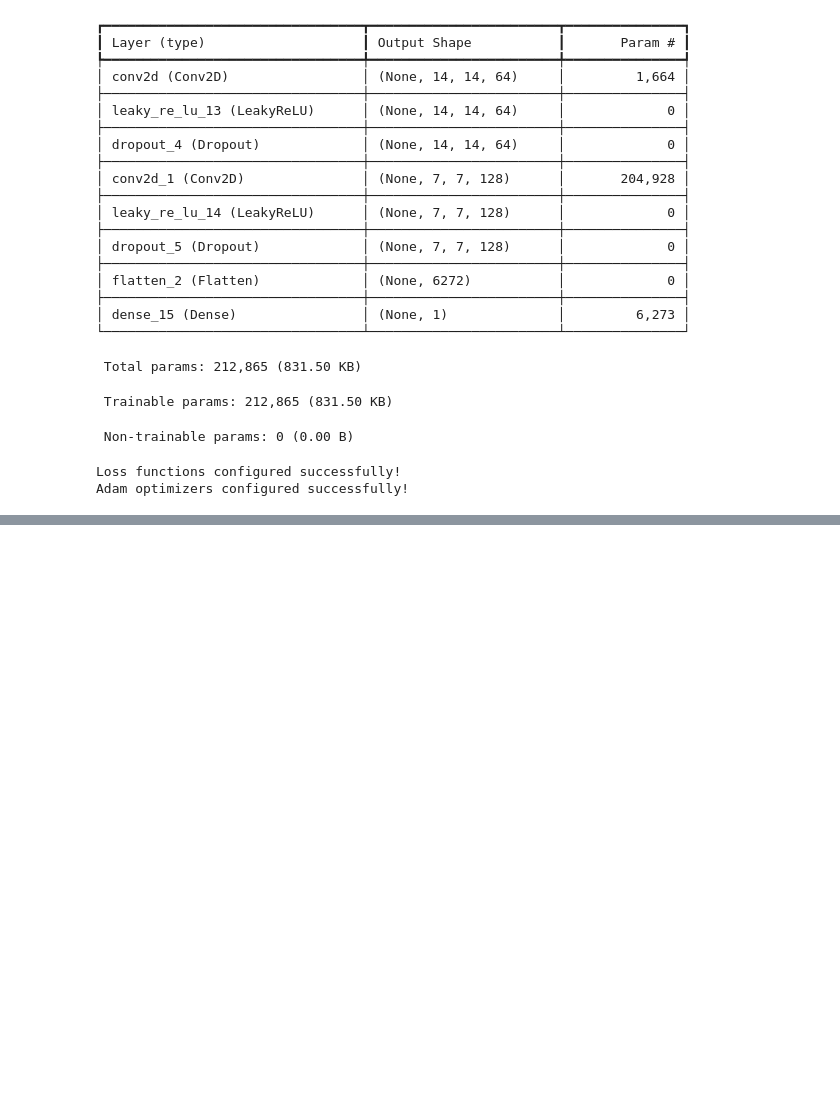
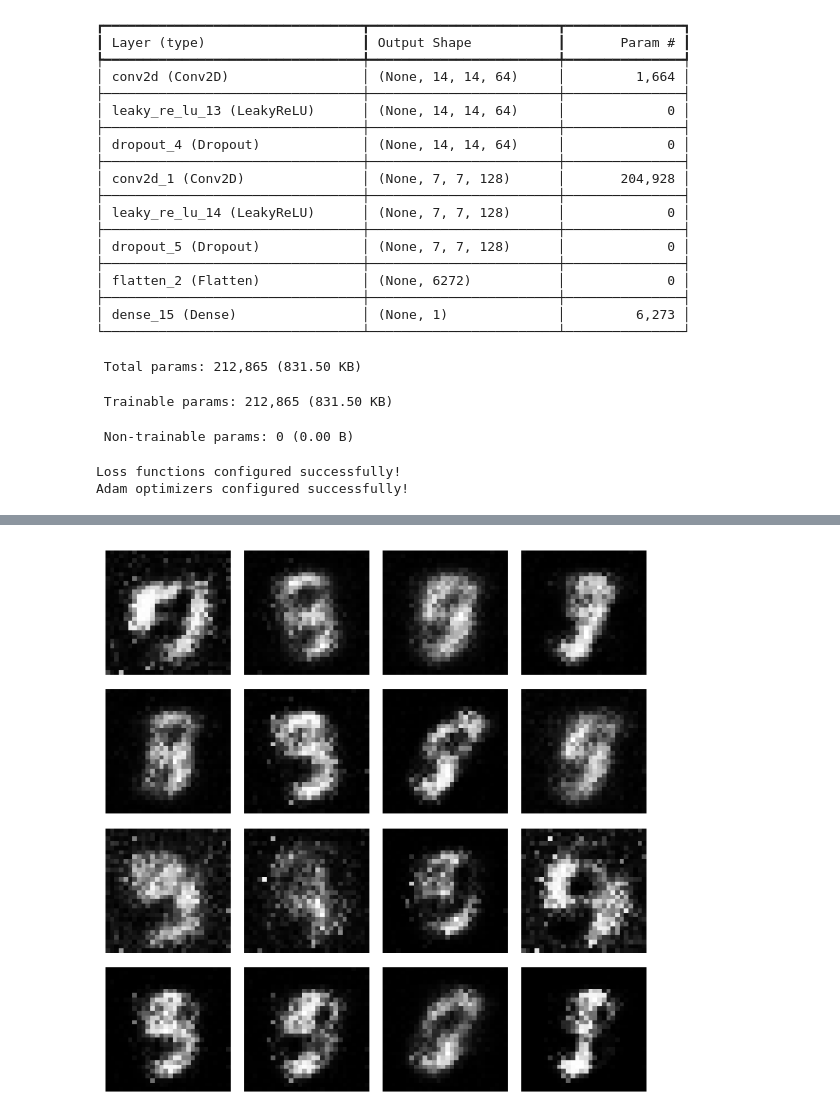
Before and after one commit to angelinvinnarasi-rgb/GAN_Handwritten_Digit_Generation, a Jupyter notebook: GAN_Handwritten_Digit_Generation.ipynb, the cells around one changed output, grey strips where cells are left out. Saved outputs shown, nothing was run; the diff lists cells and outputs as text; code cells hidden in the pictures; blank space fills up the shorter version.

```diff
--- a/GAN_Handwritten_Digit_Generation.ipynb
+++ b/GAN_Handwritten_Digit_Generation.ipynb
@@ -828,0 +947,22 @@ Adam optimizers configured successfully!
+# %%
+import matplotlib.pyplot as plt
+import numpy as np
+
+noise = tf.random.normal([16, 100])
+
+generated_images = generator(noise, training=False)
+
+plt.figure(figsize=(6, 6))
+
+for i in range(16):
+    plt.subplot(4, 4, i + 1)
+    plt.imshow(
+        generated_images[i, :, :, 0],
+        cmap='gray'
+    )
+    plt.axis('off')
+
+plt.tight_layout()
+plt.show()
+# %% [output]
+[figure, added]
```
Also changed, not shown: parts of 3 cells of this notebook.
